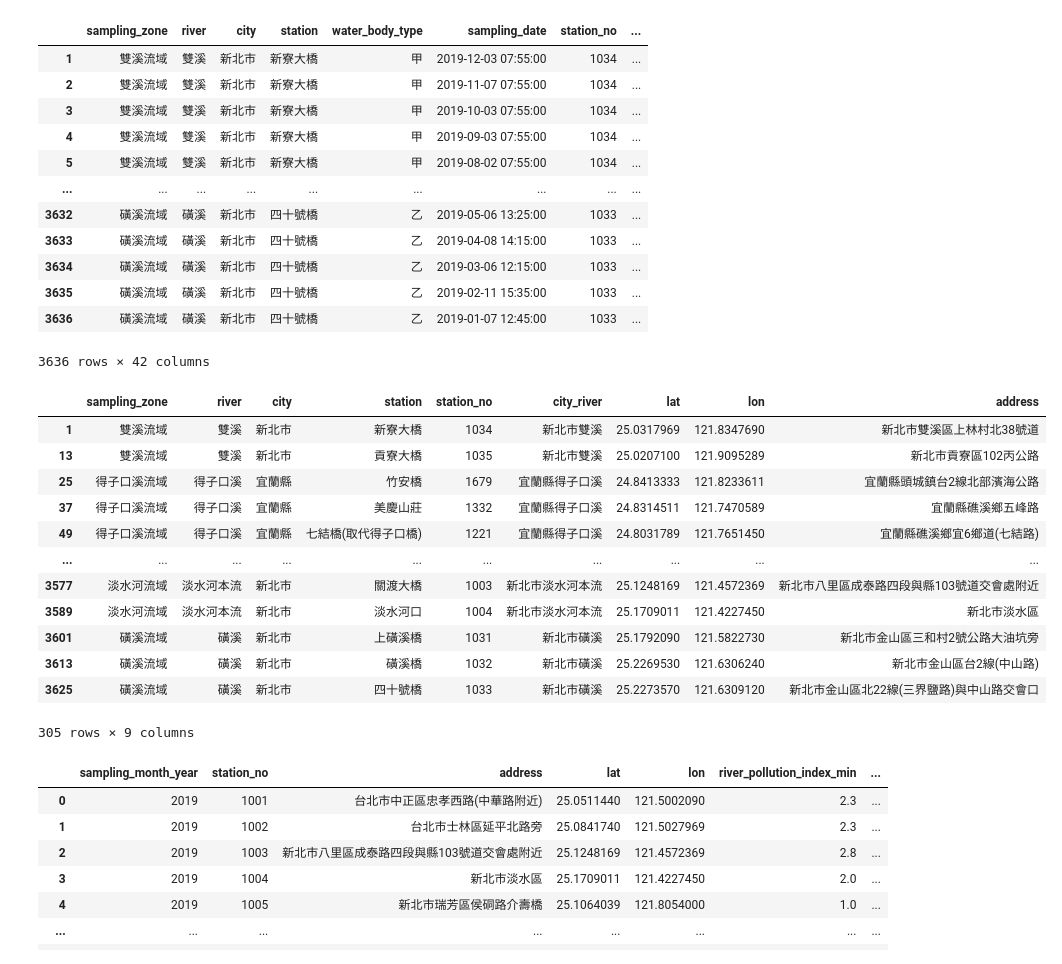
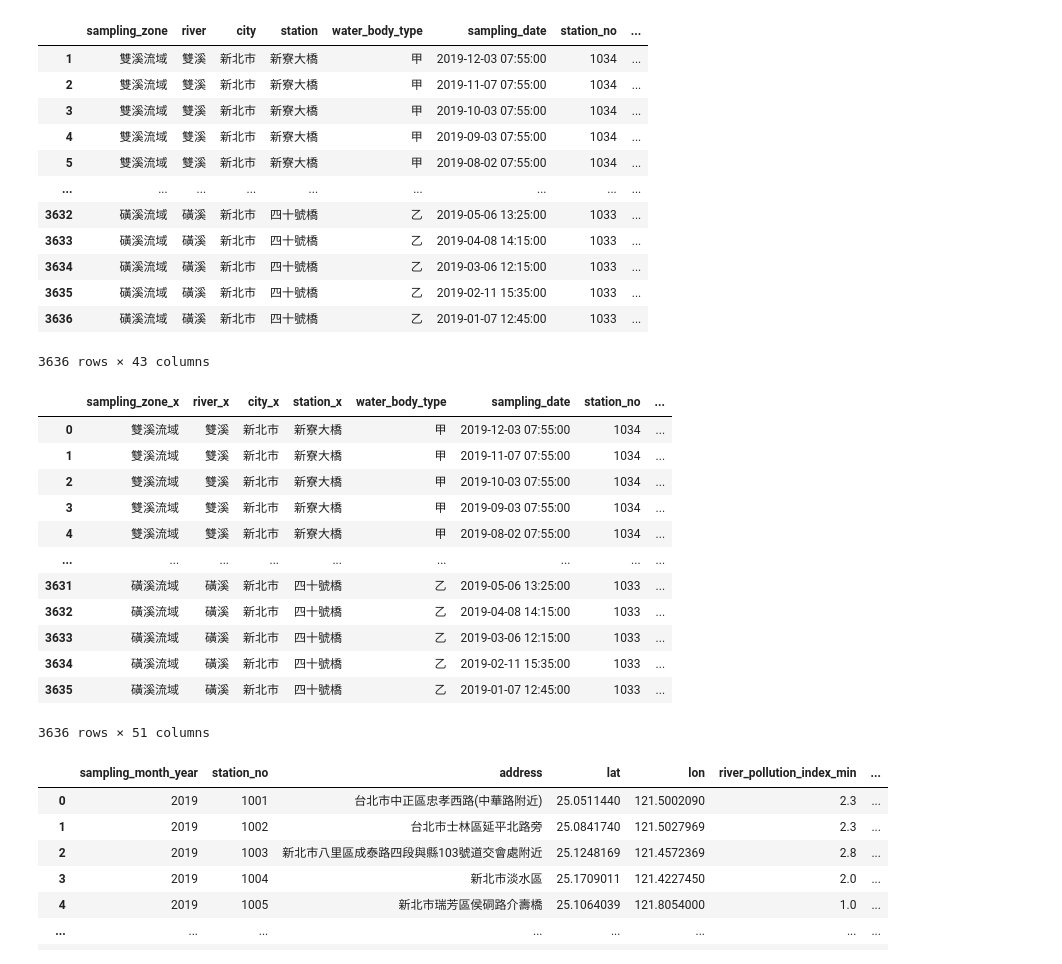
Before and after one commit to nweat/know-your-water, a Jupyter notebook: know_my_wata/data_exploration/data_exploration.ipynb, the cells around one changed output. Cells and saved outputs as stored; diff of their text form; code cells hidden in the pictures.

```diff
--- a/know_my_wata/data_exploration/data_exploration.ipynb
+++ b/know_my_wata/data_exploration/data_exploration.ipynb
@@ -8,6 +8,7 @@ import requests
 import csv
 import re
 # %%
+# combine CSV from 2018 and 2019
 water = pd.read_csv('River-2019.csv')
 water = water.rename(columns={"採樣分區": "sampling_zone",
                               "河川": "river",
@@ -54,7 +55,8 @@ water = water.rename(columns={"採樣分區": "sampling_zone",
 water["sampling_date"] = water["sampling_date"].str.replace('上午.', 'AM ', regex=True)
 water["sampling_date"] = water["sampling_date"].str.replace('下午.', 'PM ', regex=True)
 water['sampling_date'] = pd.to_datetime(water['sampling_date'], format='%Y/%m/%d %p %I:%M:%S')
-water['sampling_month_year'] = water['sampling_date'].dt.strftime('%Y') # only consider year
+water['sampling_year'] = water['sampling_date'].dt.strftime('%Y') # only consider year
+water['sampling_month_year'] = water['sampling_date'].dt.strftime('%B %Y') # only consider year
 water = water.iloc[1:] #remove first row with data type labels
 water = water.astype({'station_no': 'int32'})
 pd.set_option("display.max.columns", None)
@@ -73,49 +75,55 @@ water
 | 3634 | 磺溪流域 | 磺溪 | 新北市 | 四十號橋 | 乙 | 2019-03-06 12:15:00 | 1033 | ... |
 | 3635 | 磺溪流域 | 磺溪 | 新北市 | 四十號橋 | 乙 | 2019-02-11 15:35:00 | 1033 | ... |
 | 3636 | 磺溪流域 | 磺溪 | 新北市 | 四十號橋 | 乙 | 2019-01-07 12:45:00 | 1033 | ... |
-3636 rows × 42 columns
+3636 rows × 43 columns
 # %%
 '''
 Create a new dataframe containing only unique location information
 '''
 locations = water[['sampling_zone', 'river', 'city', 'station', 'station_no']] #remove 'water_body_type'
 locations = locations.drop_duplicates()
 locations.dropna(inplace=True)
 locations['city_river'] = locations['city'] + water['river']
 #locations['city_river_to_review'] = locations['city_river'].str.contains(re.escape('('), na=False)
 locations['lat'] = ''     #fill in station Gis_Y
 locations['lon'] = ''     #fill in station Gis_X
 locations['address'] = '' #fill in station address
 
 '''
 Fill in station location with data from https://wq.epa.gov.tw/WS_WQEPA/ws_wqepa.asmx/GetWQEPASampleData_River (waterbody_id: 1)
 '''
 tree = ET.parse('river_stations.xml')
 
 for fact in tree.iter(tag = 'dt_tmp'):
     locations.loc[locations['station_no'] == int(fact.find('Station_ID1').text), 'lat'] = fact.find('Gis_Y').text
     locations.loc[locations['station_no'] == int(fact.find('Station_ID1').text), 'lon'] = fact.find('Gis_X').text
     if fact.find('Station_Address') != None:
         locations.loc[locations['station_no'] == int(fact.find('Station_ID1').text), 'address'] = fact.find('Station_Address').text
     else:
         locations.loc[locations['station_no'] == int(fact.find('Station_ID1').text), 'address'] = fact.find('Station_Name').text
 
 with open('river_stations.json', 'w', encoding='utf-8') as file:
     locations.to_json(file, orient='records', indent=4, force_ascii=False)
-locations
+
+# Map station information back to data
+river_water_final = pd.merge(water, locations, on='station_no')
+with open('river.json', 'w', encoding='utf-8') as file:
+    river_water_final.to_json(file, orient='records', indent=4, force_ascii=False)
+
+river_water_final
 # %% [output]
-|  | sampling_zone | river | city | station | station_no | city_river | lat | lon | address |
-| 1 | 雙溪流域 | 雙溪 | 新北市 | 新寮大橋 | 1034 | 新北市雙溪 | 25.0317969 | 121.8347690 | 新北市雙溪區上林村北38號道 |
-| 13 | 雙溪流域 | 雙溪 | 新北市 | 貢寮大橋 | 1035 | 新北市雙溪 | 25.0207100 | 121.9095289 | 新北市貢寮區102丙公路 |
-| 25 | 得子口溪流域 | 得子口溪 | 宜蘭縣 | 竹安橋 | 1679 | 宜蘭縣得子口溪 | 24.8413333 | 121.8233611 | 宜蘭縣頭城鎮台2線北部濱海公路 |
-| 37 | 得子口溪流域 | 得子口溪 | 宜蘭縣 | 美慶山莊 | 1332 | 宜蘭縣得子口溪 | 24.8314511 | 121.7470589 | 宜蘭縣礁溪鄉五峰路 |
-| 49 | 得子口溪流域 | 得子口溪 | 宜蘭縣 | 七結橋(取代得子口橋) | 1221 | 宜蘭縣得子口溪 | 24.8031789 | 121.7651450 | 宜蘭縣礁溪鄉宜6鄉道(七結路) |
-| ... | ... | ... | ... | ... | ... | ... | ... | ... | ... |
-| 3577 | 淡水河流域 | 淡水河本流 | 新北市 | 關渡大橋 | 1003 | 新北市淡水河本流 | 25.1248169 | 121.4572369 | 新北市八里區成泰路四段與縣103號道交會處附近 |
-| 3589 | 淡水河流域 | 淡水河本流 | 新北市 | 淡水河口 | 1004 | 新北市淡水河本流 | 25.1709011 | 121.4227450 | 新北市淡水區 |
-| 3601 | 磺溪流域 | 磺溪 | 新北市 | 上磺溪橋 | 1031 | 新北市磺溪 | 25.1792090 | 121.5822730 | 新北市金山區三和村2號公路大油坑旁 |
-| 3613 | 磺溪流域 | 磺溪 | 新北市 | 磺溪橋 | 1032 | 新北市磺溪 | 25.2269530 | 121.6306240 | 新北市金山區台2線(中山路) |
-| 3625 | 磺溪流域 | 磺溪 | 新北市 | 四十號橋 | 1033 | 新北市磺溪 | 25.2273570 | 121.6309120 | 新北市金山區北22線(三界鹽路)與中山路交會口 |
+|  | sampling_zone_x | river_x | city_x | station_x | water_body_type | sampling_date | station_no | ... |
+| 0 | 雙溪流域 | 雙溪 | 新北市 | 新寮大橋 | 甲 | 2019-12-03 07:55:00 | 1034 | ... |
+| 1 | 雙溪流域 | 雙溪 | 新北市 | 新寮大橋 | 甲 | 2019-11-07 07:55:00 | 1034 | ... |
+| 2 | 雙溪流域 | 雙溪 | 新北市 | 新寮大橋 | 甲 | 2019-10-03 07:55:00 | 1034 | ... |
+| 3 | 雙溪流域 | 雙溪 | 新北市 | 新寮大橋 | 甲 | 2019-09-03 07:55:00 | 1034 | ... |
+| 4 | 雙溪流域 | 雙溪 | 新北市 | 新寮大橋 | 甲 | 2019-08-02 07:55:00 | 1034 | ... |
+| ... | ... | ... | ... | ... | ... | ... | ... | ... |
+| 3631 | 磺溪流域 | 磺溪 | 新北市 | 四十號橋 | 乙 | 2019-05-06 13:25:00 | 1033 | ... |
+| 3632 | 磺溪流域 | 磺溪 | 新北市 | 四十號橋 | 乙 | 2019-04-08 14:15:00 | 1033 | ... |
+| 3633 | 磺溪流域 | 磺溪 | 新北市 | 四十號橋 | 乙 | 2019-03-06 12:15:00 | 1033 | ... |
+| 3634 | 磺溪流域 | 磺溪 | 新北市 | 四十號橋 | 乙 | 2019-02-11 15:35:00 | 1033 | ... |
+| 3635 | 磺溪流域 | 磺溪 | 新北市 | 四十號橋 | 乙 | 2019-01-07 12:45:00 | 1033 | ... |
-305 rows × 9 columns
+3636 rows × 51 columns
 # %%
 '''
```
Also changed, not shown: parts of 3 cells of this notebook.
